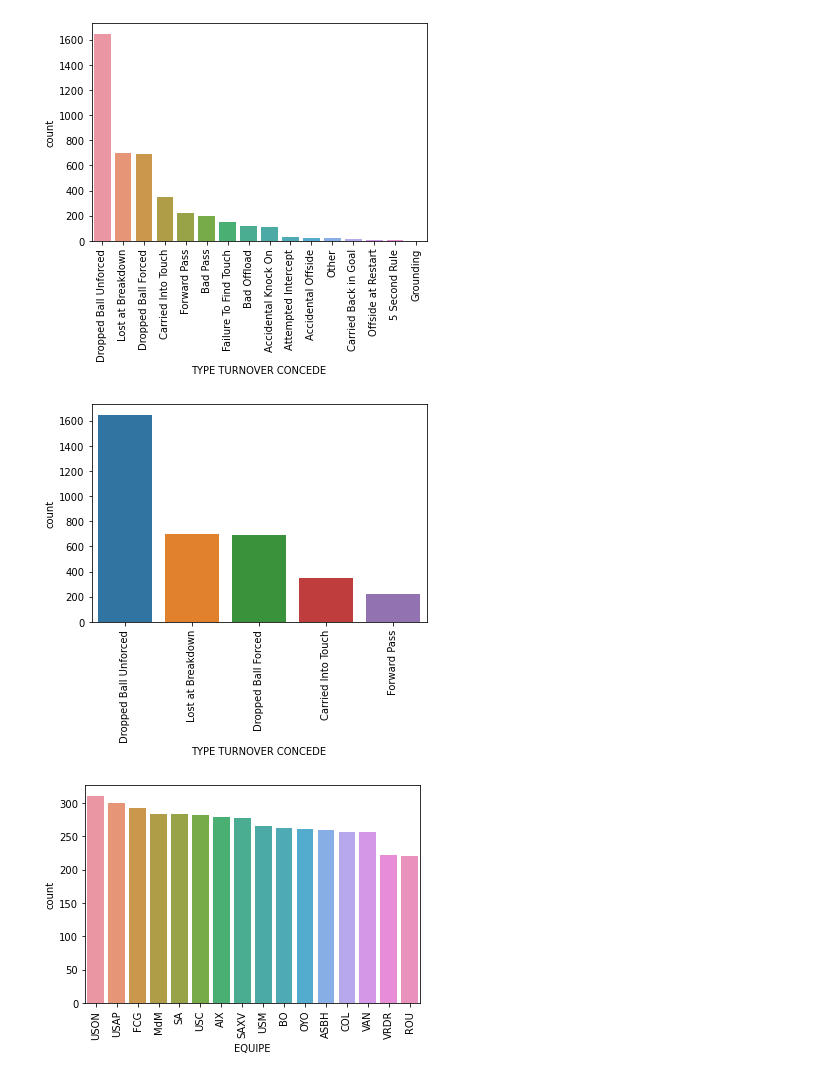
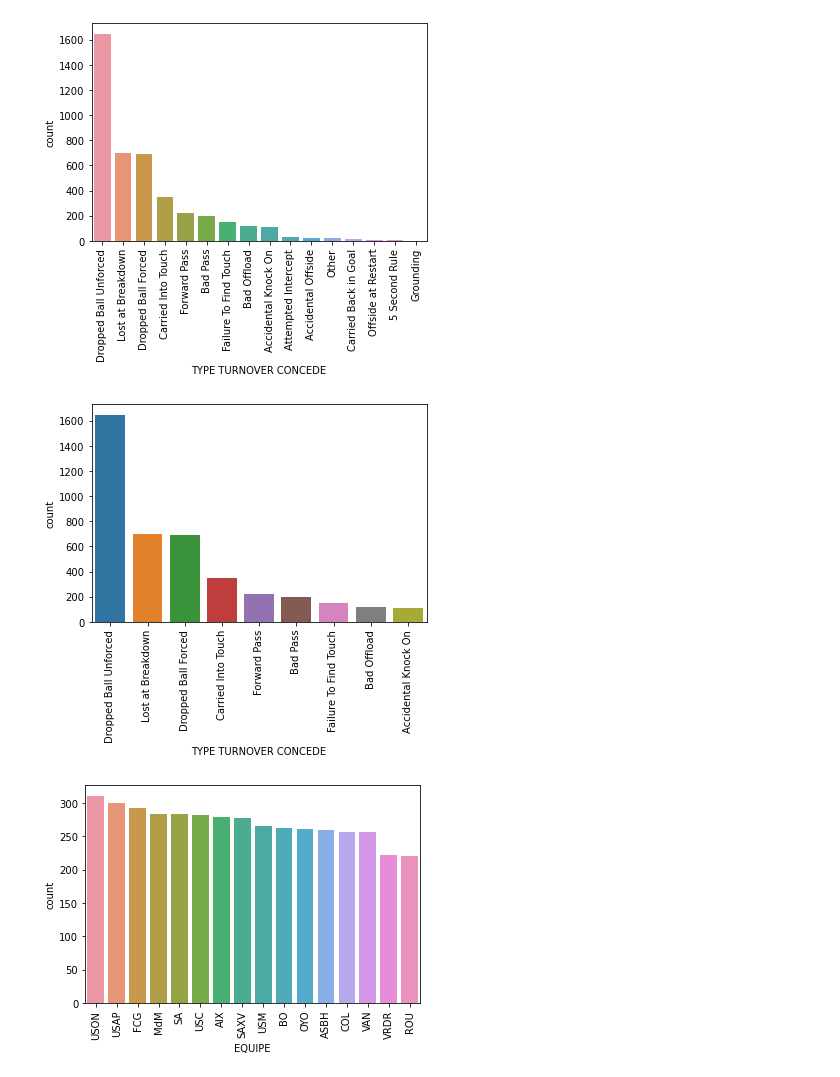
Before and after one commit to UCDPAIanSheridan/UCDPA_IanSheridan, a Jupyter notebook: MyProject.ipynb, the cells around one changed output. Saved outputs shown, nothing was run; the diff lists cells and outputs as text; code cells hidden in the pictures.

```diff
--- a/MyProject.ipynb
+++ b/MyProject.ipynb
@@ -191,12 +263,12 @@ for item in types.get_xticklabels():
 # %% [output]
 [figure]
 # %%
-## Top 5 types of Turnover
-types = sns.countplot(x='TYPE TURNOVER CONCEDE', data=turnover, order=turnover['TYPE TURNOVER CONCEDE'].value_counts().iloc[:5].index)
+## Top types of Turnover
+types = sns.countplot(x='TYPE TURNOVER CONCEDE', data=turnover, order=turnover['TYPE TURNOVER CONCEDE'].value_counts().iloc[:9].index)
 for item in types.get_xticklabels():
     item.set_rotation(90)
 # %% [output]
-[figure, old version]
+[figure, new version]
 # %%
 ## Identify what teams were committing the most amount of turnovers
 turnover['TYPE TURNOVER CONCEDE'].unique()
```
Also changed, not shown: parts of 9 cells of this notebook.
